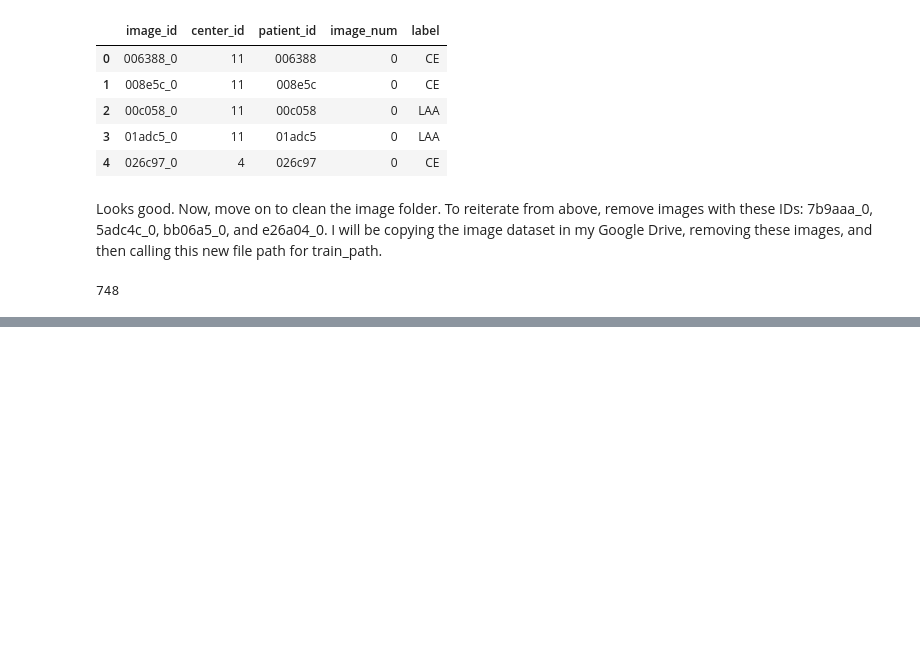
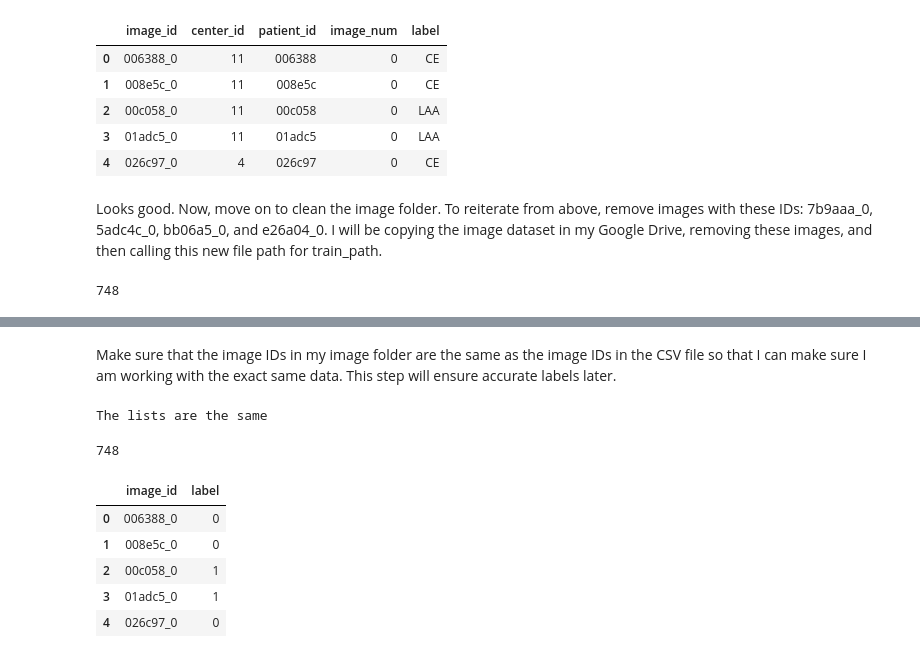
Before and after one commit to samoliver3/capstone-STRIP-AI, a Jupyter notebook: STRIP.ipynb, the cells around one changed output, grey strips where cells are left out. Cells and saved outputs as stored; diff of their text form; code cells hidden in the pictures; blank space fills up the shorter version.

```diff
--- a/STRIP.ipynb
+++ b/STRIP.ipynb
@@ -305,0 +311,49 @@ len(os.listdir(train_path))
+# %% [markdown]
+Make sure that the image IDs in my image folder are the same as the image IDs in the CSV file so that I can make sure I am working with the exact same data. This step will ensure accurate labels later.
+# %%
+# first, check if the filenames for the image directory lines up with the csv
+# img ids
+
+t_img_ids = os.listdir(train_path)
+
+# loop through images in t_img_ids and remove .png ending
+train_img_ids = []     # new list to append altered objects
+
+for i_id in t_img_ids:
+  new_id = i_id[:-4]
+  # train_img_ids.append(i_id.removesuffix('.png'))
+  train_img_ids.append(new_id)
+
+# create object with train csv file image ids
+csv_ids = train_df.image_id.to_list()
+
+# sort the lists
+train_img_ids.sort()
+csv_ids.sort()
+
+# check if the lists are the same
+if train_img_ids == csv_ids:
+  print('The lists are the same')
+else:
+  print ('F')
+# %% [output]
+The lists are the same
+# %%
+# create new df
+df_all = train_df.copy()
+df_all = df_all.drop(['center_id', 'patient_id', 'image_num'], axis=1)
+
+# change 'label' column to contain 0 or 1. CE will be 0 & LAA will be 1
+df_all.loc[df_all['label'] == 'CE', 'label'] = 0     # CE is now 0
+df_all.loc[df_all['label'] == 'LAA', 'label'] = 1     # LAA is now 1
+
+print(len(df_all))
+df_all.head()
+# %% [output]
+748
+|  | image_id | label |
+| 0 | 006388_0 | 0 |
+| 1 | 008e5c_0 | 0 |
+| 2 | 00c058_0 | 1 |
+| 3 | 01adc5_0 | 1 |
+| 4 | 026c97_0 | 0 |
```
Also changed, not shown: parts of 8 cells of this notebook.
